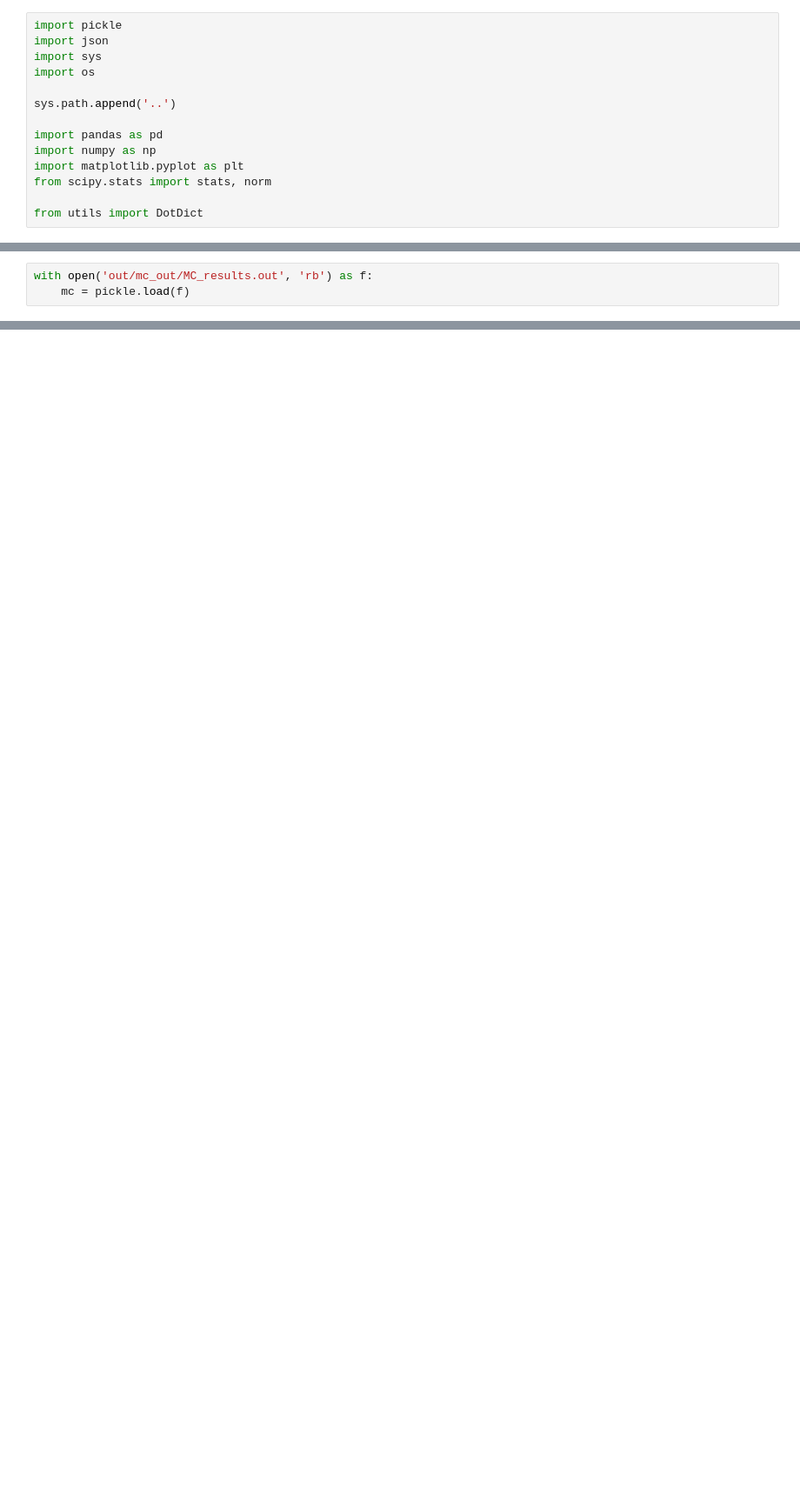
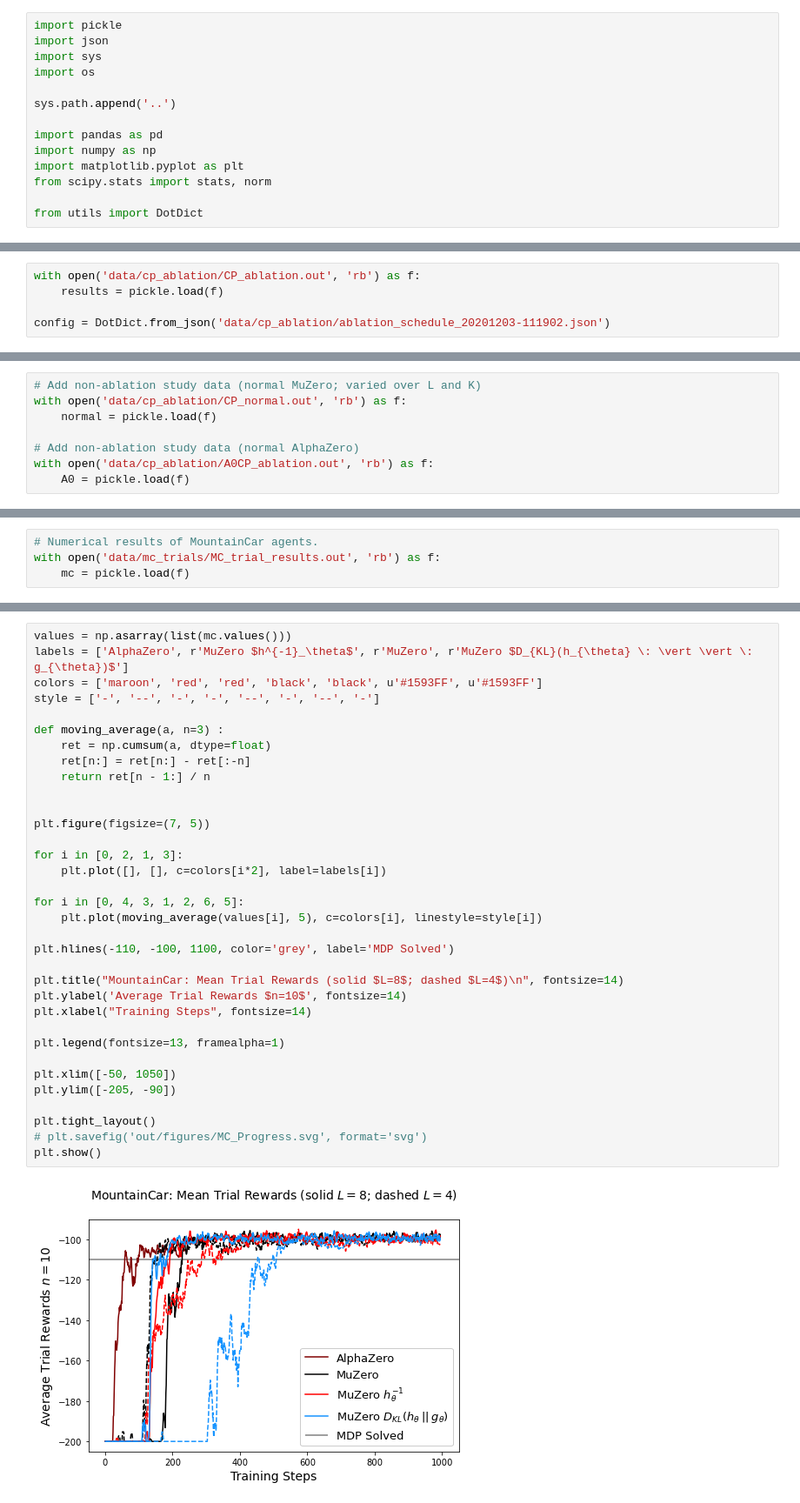
Before and after one commit to kaesve/muzero, a Jupyter notebook: publish/Ablation Analysis.ipynb, the cells around one changed output, grey strips where cells are left out. Shown at 87% size. Saved outputs shown, nothing was run; the diff lists cells and outputs as text; blank space fills up the shorter version.

Commit message:
Annotate Ablation Analysis Plot generation.

```diff
--- a/publish/Ablation Analysis.ipynb
+++ b/publish/Ablation Analysis.ipynb
@@ -296,3 +20,0 @@ plt.show()
-# %%
-with open('out/mc_out/MC_results.out', 'rb') as f:
-    mc = pickle.load(f)
@@ -344,0 +25,5 @@ plt.show()
+# %%
+with open('data/cp_ablation/CP_ablation.out', 'rb') as f:
+    results = pickle.load(f)
+
+config = DotDict.from_json('data/cp_ablation/ablation_schedule_20201203-111902.json')
@@ -344,0 +36,8 @@ plt.show()
+# %%
+# Add non-ablation study data (normal MuZero; varied over L and K)
+with open('data/cp_ablation/CP_normal.out', 'rb') as f:
+    normal = pickle.load(f)
+
+# Add non-ablation study data (normal AlphaZero)
+with open('data/cp_ablation/A0CP_ablation.out', 'rb') as f:
+    A0 = pickle.load(f)
@@ -344,0 +46,4 @@ plt.show()
+# %%
+# Numerical results of MountainCar agents.
+with open('data/mc_trials/MC_trial_results.out', 'rb') as f:
+    mc = pickle.load(f)
@@ -344,0 +272,36 @@ plt.show()
+# %%
+values = np.asarray(list(mc.values()))
+labels = ['AlphaZero', r'MuZero $h^{-1}_\theta$', r'MuZero', r'MuZero $D_{KL}(h_{\theta} \: \vert \vert \: g_{\theta})$']
+colors = ['maroon', 'red', 'red', 'black', 'black', u'#1593FF', u'#1593FF']
+style = ['-', '--', '-', '-', '--', '-', '--', '-']
+
+def moving_average(a, n=3) :
+    ret = np.cumsum(a, dtype=float)
+    ret[n:] = ret[n:] - ret[:-n]
+    return ret[n - 1:] / n
+
+
+plt.figure(figsize=(7, 5))
+
+for i in [0, 2, 1, 3]:
+    plt.plot([], [], c=colors[i*2], label=labels[i])
+
+for i in [0, 4, 3, 1, 2, 6, 5]:
+    plt.plot(moving_average(values[i], 5), c=colors[i], linestyle=style[i])
+
+plt.hlines(-110, -100, 1100, color='grey', label='MDP Solved')
+
+plt.title("MountainCar: Mean Trial Rewards (solid $L=8$; dashed $L=4$)\n", fontsize=14)
+plt.ylabel('Average Trial Rewards $n=10$', fontsize=14)
+plt.xlabel("Training Steps", fontsize=14)
+
+plt.legend(fontsize=13, framealpha=1)
+
+plt.xlim([-50, 1050])
+plt.ylim([-205, -90])
+
+plt.tight_layout()
+# plt.savefig('out/figures/MC_Progress.svg', format='svg')
+plt.show()
+# %% [output]
+[figure, added]
```
Also changed, not shown: parts of 45 cells of this notebook.
